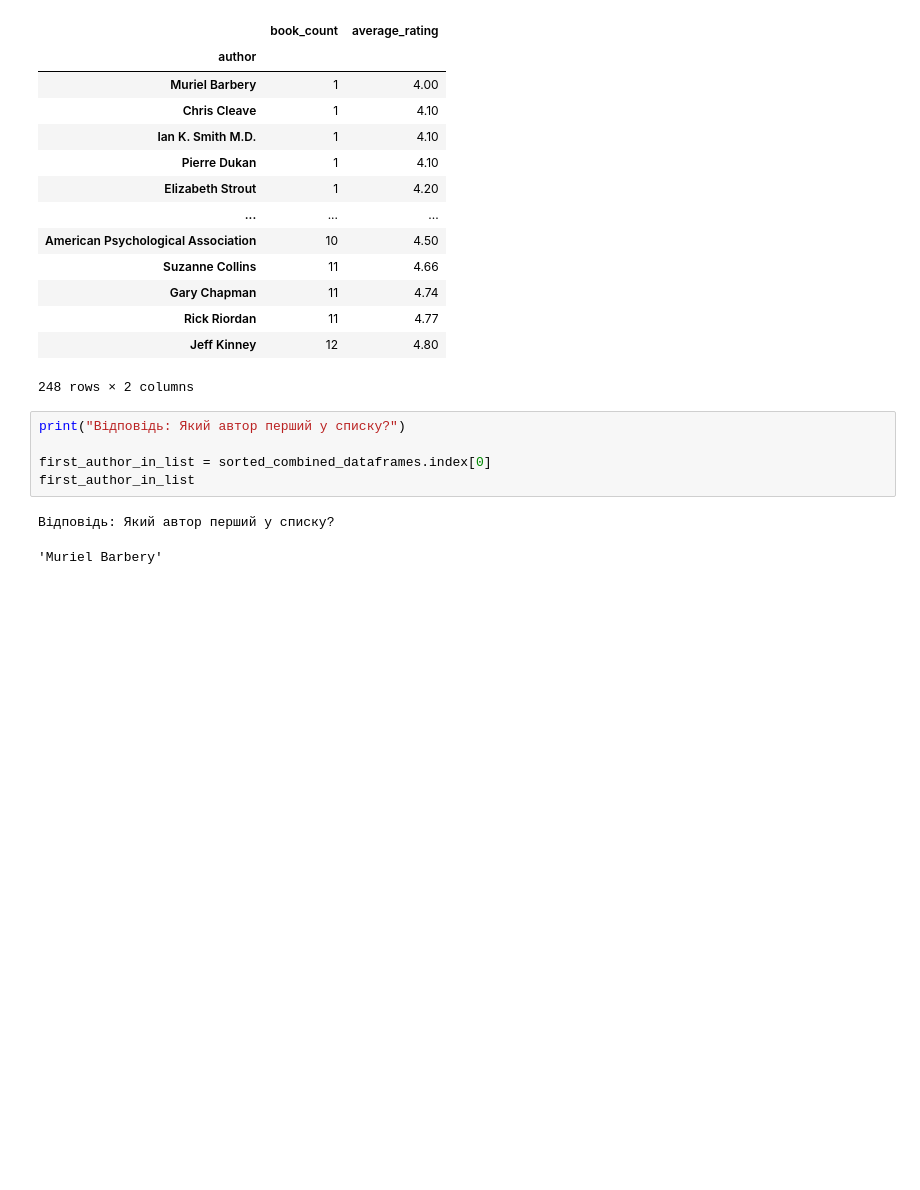
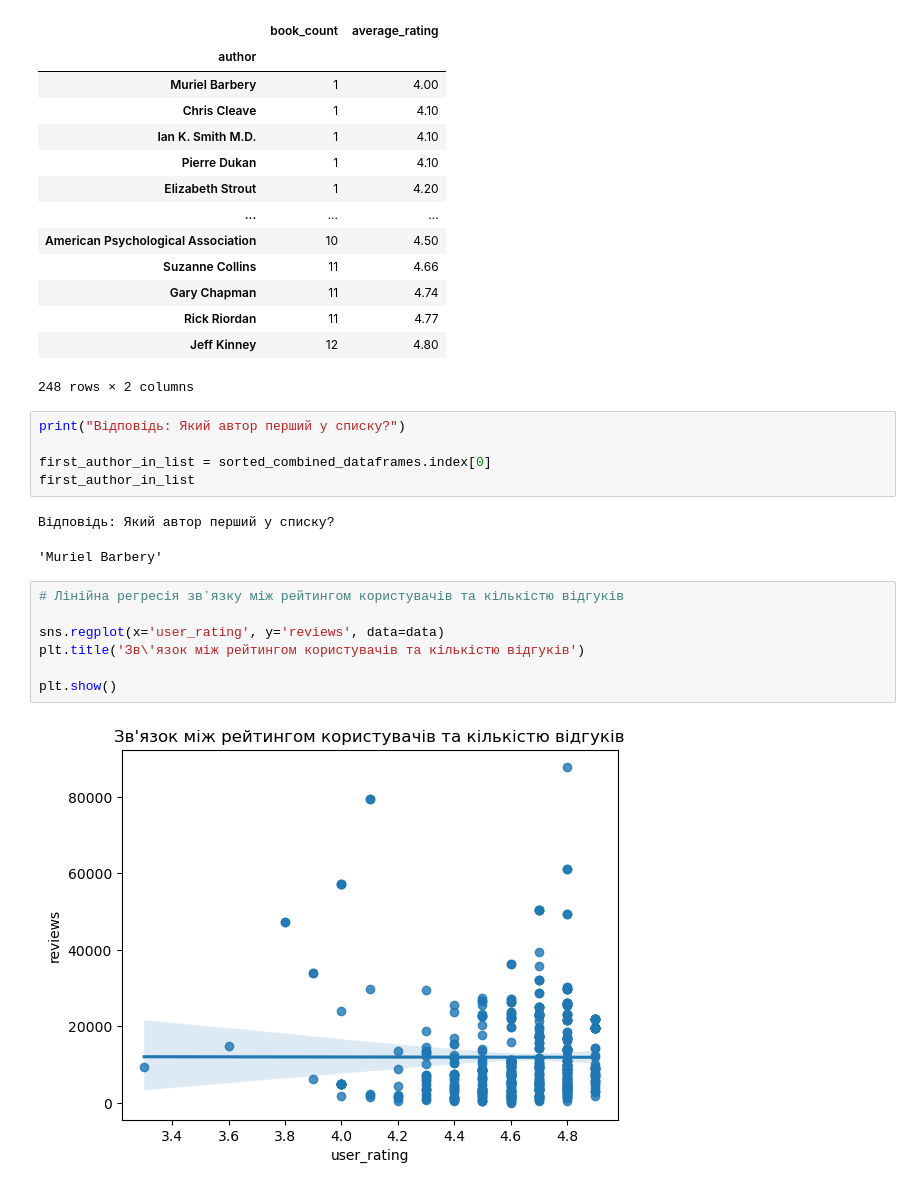
Before and after one commit to Korniev/Data-Sciense, a Jupyter notebook: hw_02/Hw_2.3.ipynb, the cells around one changed output. Saved outputs shown, nothing was run; the diff lists cells and outputs as text; blank space fills up the shorter version.

Commit message:
added graphics for 2.3

```diff
--- a/hw_02/Hw_2.3.ipynb
+++ b/hw_02/Hw_2.3.ipynb
@@ -359,3 +359,12 @@ first_author_in_list
 # %% [output]
 Відповідь: Який автор перший у списку?
 'Muriel Barbery'
+# %%
+# Лінійна регресія звʼязку між рейтингом користувачів та кількістю відгуків
+
+sns.regplot(x='user_rating', y='reviews', data=data)
+plt.title('Зв\'язок між рейтингом користувачів та кількістю відгуків')
+
+plt.show()
+# %% [output]
+[figure, added]
```
Also changed, not shown: parts of 2 cells of this notebook.
